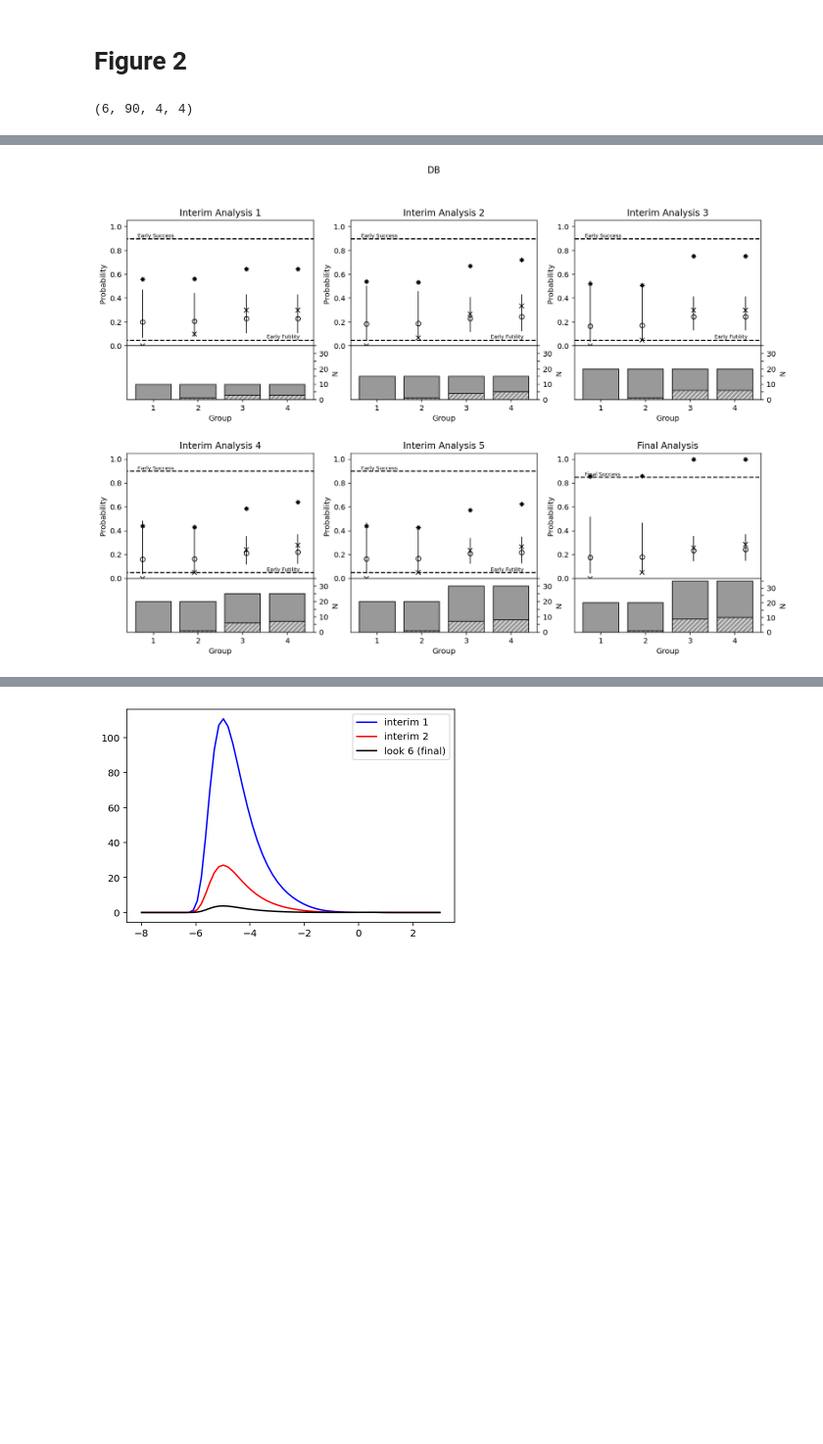
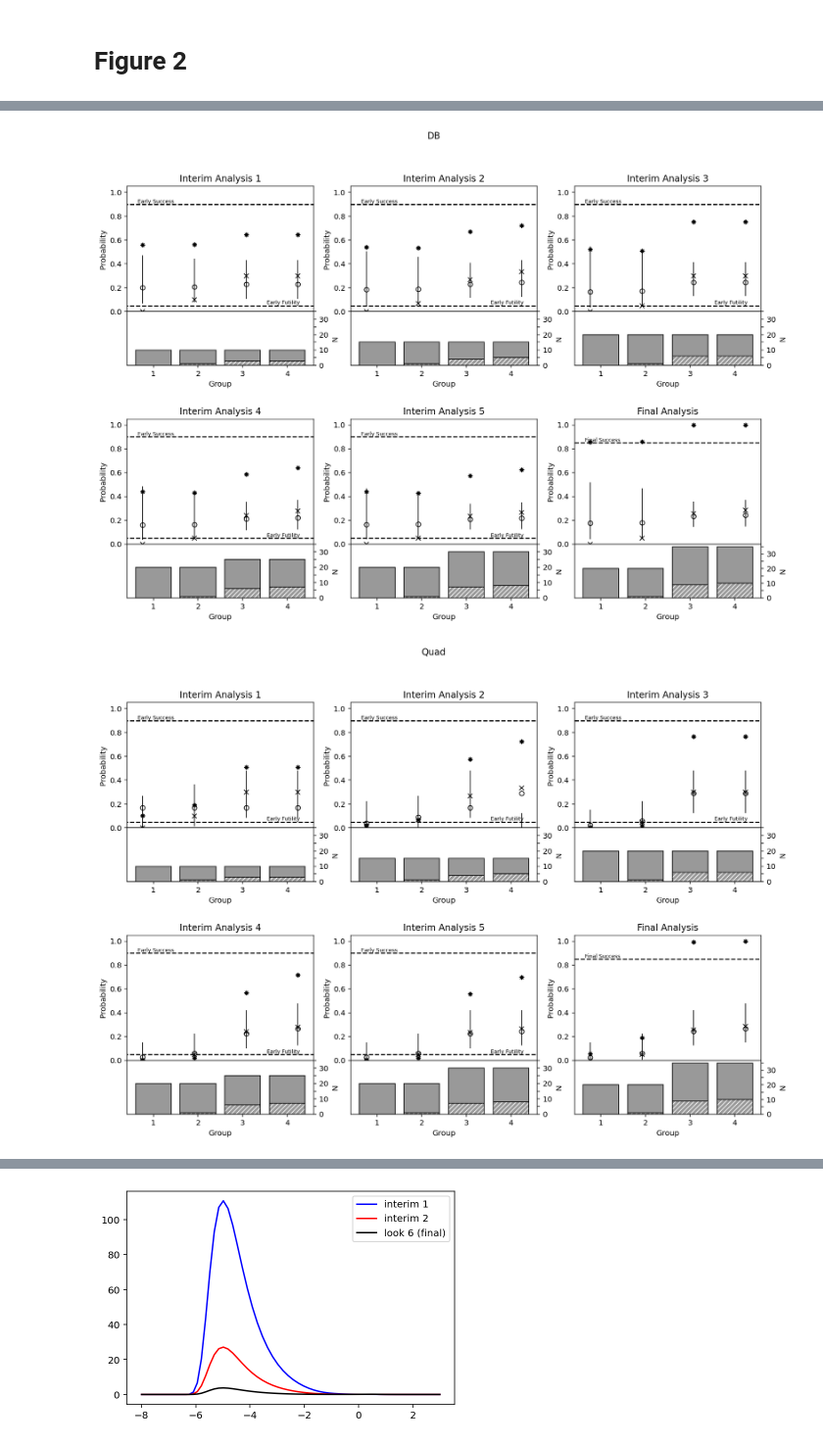
Before and after one commit to Confirm-Solutions/imprint, a Jupyter notebook: research/berry/berry_dirty.ipynb, the cells around one changed output, grey strips where cells are left out. Shown at 98% size. Drawn from its saved outputs; the diff is of its cells as text; code cells hidden in the pictures; blank space fills up the shorter version.

```diff
--- a/research/berry/berry_dirty.ipynb
+++ b/research/berry/berry_dirty.ipynb
@@ -179,11 +195,14 @@ data_no0 = np.stack((y_i_no0, n_i), axis=2)
 post_hyper, report = inla.calc_posterior_hyper(b, data_no0)
 inla_stats = inla.calc_posterior_x(post_hyper, report, b.suc_thresh)
 db_stats = dirty_bayes.calc_dirty_bayes(y_i_no0, n_i, b.mu_0, b.logit_p1, b.suc_thresh, b.sigma2_rule)
+quad_stats = quadrature.quadrature_posterior_theta(b, data, b.suc_thresh)
+mcmc_data, mcmc_stats = mcmc.mcmc_berry(b, data, b.suc_thresh)
-# %% [output]
-(6, 90, 4, 4)
 # %%
 berry.figure1_plot(b, "INLA", data, inla_stats)
 berry.figure1_plot(b, "DB", data, db_stats)
+berry.figure1_plot(b, "Quad", data, quad_stats)
+berry.figure1_plot(b, "MCMC", data, mcmc_stats)
 # %% [output]
 [figure]
 [figure]
+[figure, added]
```
Also changed, not shown: parts of 14 cells of this notebook, 5 other files.
